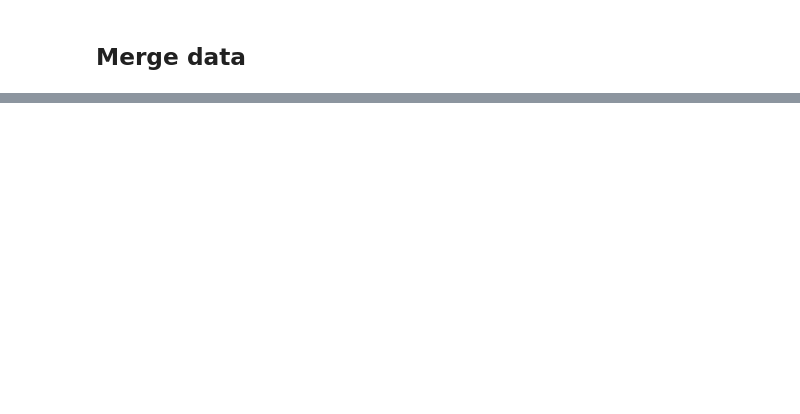
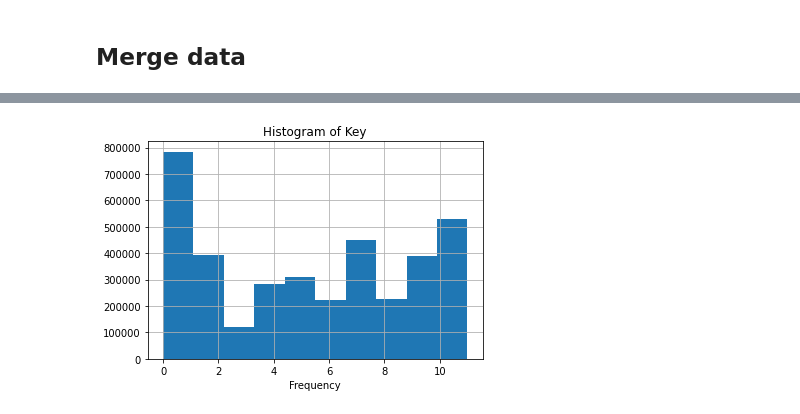
Before and after one commit to OliviaXu312/Spotify_recommendation_system-, a Jupyter notebook: Data_Cleaning.ipynb, the cells around one changed output, grey strips where cells are left out. Cells and saved outputs as stored; diff of their text form; code cells hidden in the pictures; blank space fills up the shorter version.

```diff
--- a/Data_Cleaning.ipynb
+++ b/Data_Cleaning.ipynb
@@ -81,0 +187,7 @@ Py4JJavaError: An error occurred while calling o80.count.
+# %%
+fig4 = ddd['key'].hist()
+fig4.set_title('Histogram of Key')
+fig4.set_xlabel('Frequency')
+plt.savefig('Key.png')
+# %% [output]
+[figure, added]
```
Also changed, not shown: parts of 27 cells of this notebook.
